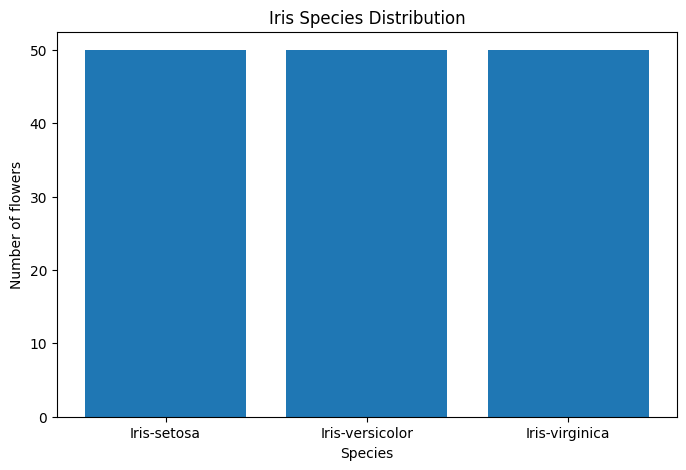
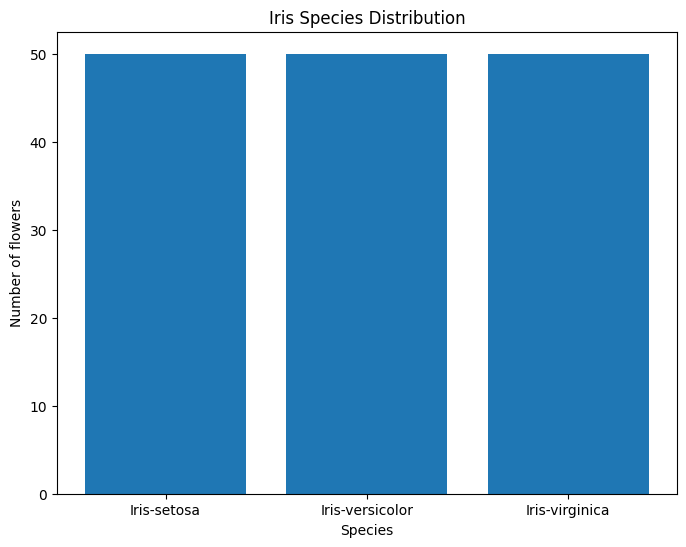
Code edit (unified diff) that turned the first committed figure into the second:
--- before
+++ after
@@ -1,4 +1,4 @@
 iris_counts = df["species"].value_counts()
-plt.figure(figsize=(8, 5))
+plt.figure(figsize=(8, 6))
 plt.bar(iris_counts.index, iris_counts.values)
 plt.title("Iris Species Distribution")

Commit: avg sepal length distribution graph